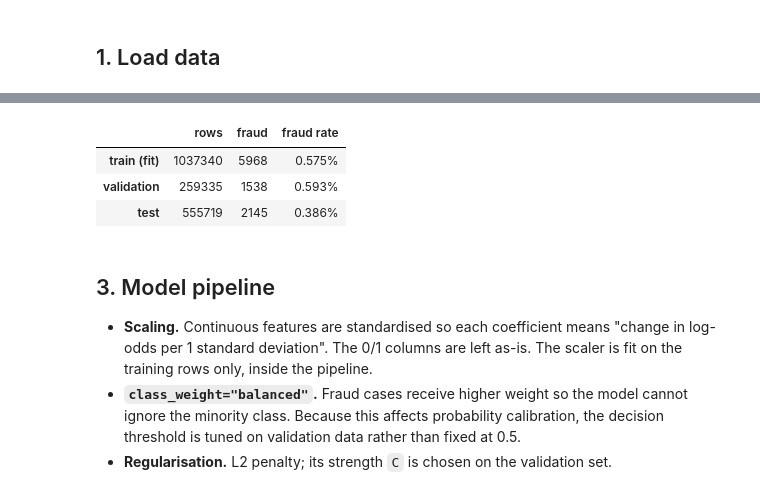
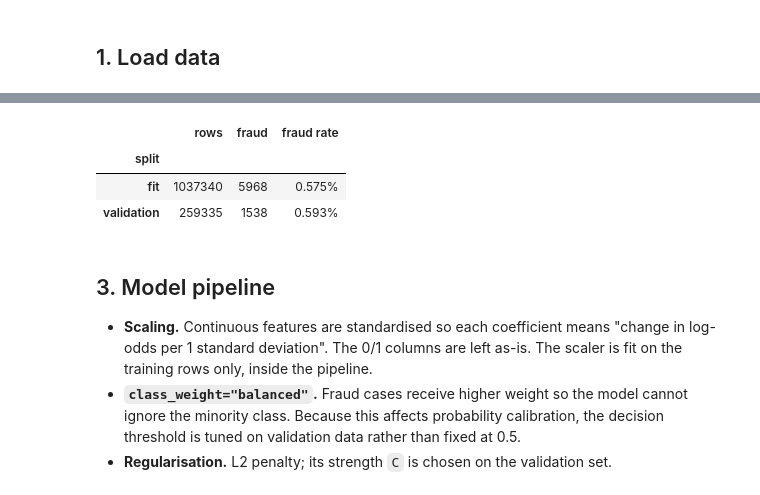
Before and after one commit to timc5nn/BT4012-Group-Project, a Jupyter notebook: logistic_regression.ipynb, the cells around one changed output, grey strips where cells are left out. Drawn from its saved outputs; the diff is of its cells as text; code cells hidden in the pictures.

Commit message:
remove evaluation on test set for base 3 models

```diff
--- a/logistic_regression.ipynb
+++ b/logistic_regression.ipynb
@@ -81,18 +49,20 @@ The training rows are in time order, so taking the last 20% as validation gives
 # %%
 cut = int(len(X_train_full) * 0.8)
 X_tr, y_tr = X_train_full.iloc[:cut], y_train_full.iloc[:cut]
 X_val, y_val = X_train_full.iloc[cut:], y_train_full.iloc[cut:]
 
-pd.DataFrame({
-    "rows": [len(X_tr), len(X_val), len(X_test)],
-    "fraud": [y_tr.sum(), y_val.sum(), y_test.sum()],
-    "fraud rate": [f"{y_tr.mean():.3%}", f"{y_val.mean():.3%}", f"{y_test.mean():.3%}"],
-}, index=["train (fit)", "validation", "test"])
+split_sizes = pd.DataFrame({
+    "split": ["fit", "validation"],
+    "rows": [len(X_tr), len(X_val)],
+    "fraud": [y_tr.sum(), y_val.sum()],
+    "fraud rate": [f"{y_tr.mean():.3%}", f"{y_val.mean():.3%}"],
+}).set_index("split")
+split_sizes
 # %% [output]
 |  | rows | fraud | fraud rate |
-| train (fit) | 1037340 | 5968 | 0.575% |
+| split |  |  |  |
+| fit | 1037340 | 5968 | 0.575% |
 | validation | 259335 | 1538 | 0.593% |
-| test | 555719 | 2145 | 0.386% |
 # %% [markdown]
 ## 3. Model pipeline
 
```
Also changed, not shown: parts of 15 cells of this notebook, 3 other files.
